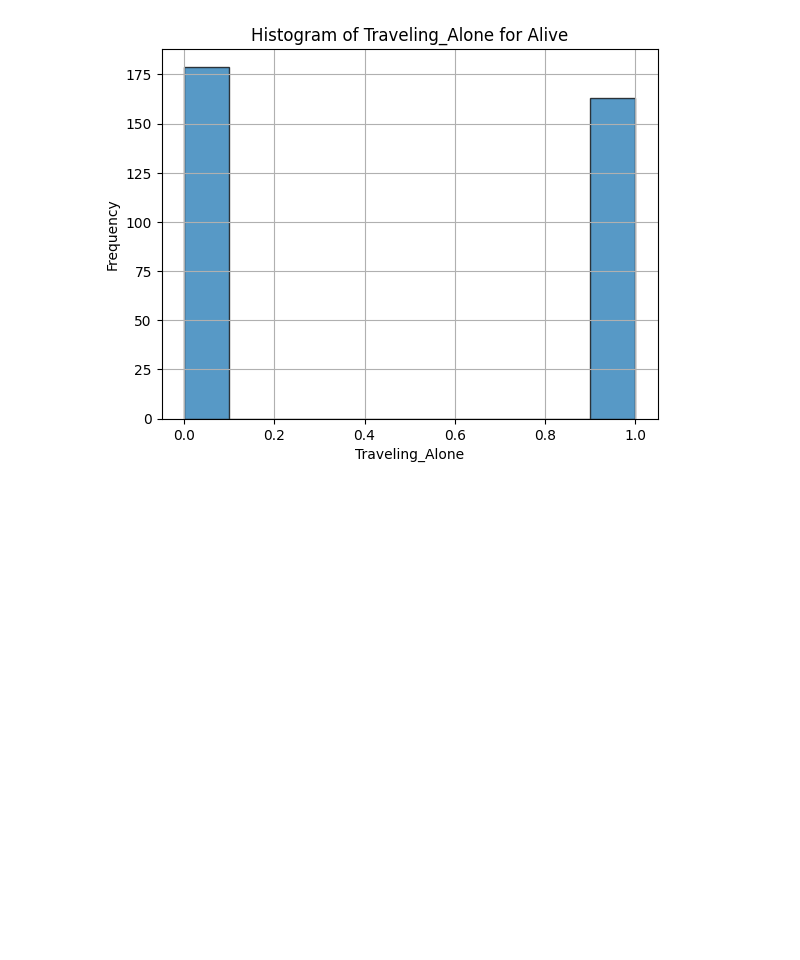
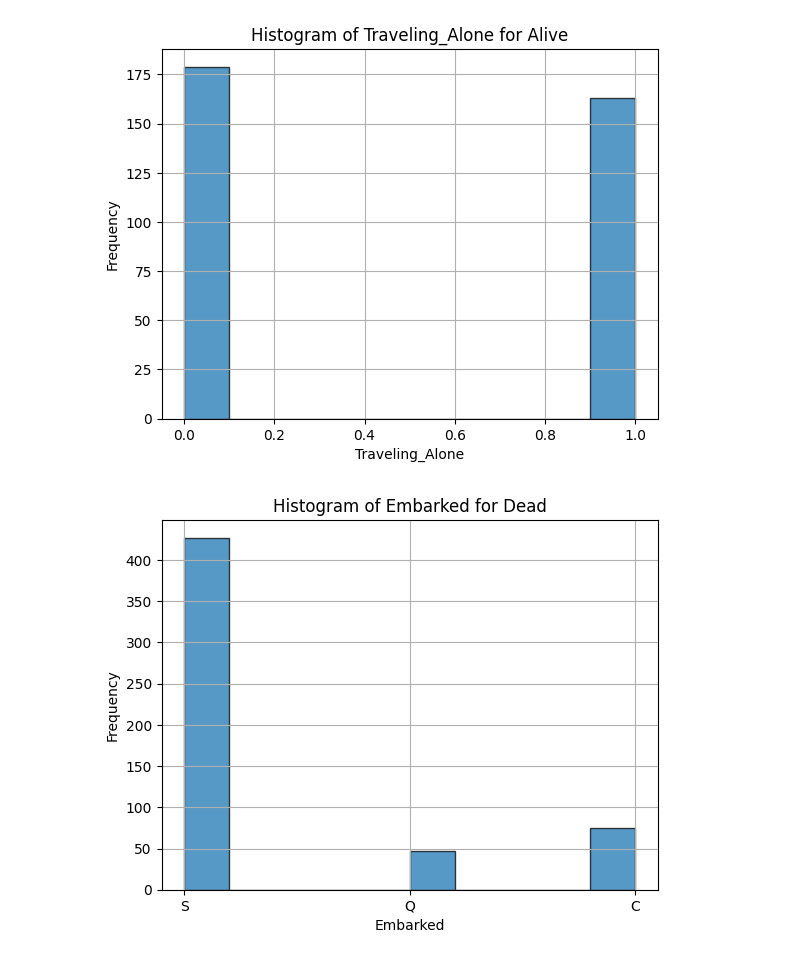
Before and after one commit to SeanMarcusJensen/Exam_DataScience, a Jupyter notebook: Notebook.ipynb, the cells around one changed output. Drawn from its saved outputs; the diff is of its cells as text; code cells hidden in the pictures; blank space fills up the shorter version.

```diff
--- a/Notebook.ipynb
+++ b/Notebook.ipynb
@@ -329,3 +320,7 @@ create_hist(dead, 'Traveling_Alone', 'Dead')
 create_hist(alive, 'Traveling_Alone', 'Alive')
 # %% [output]
 [figure]
+# %%
+create_hist(dead, 'Embarked', 'Dead')
+# %% [output]
+[figure, added]
```
Also changed, not shown: parts of 3 cells of this notebook, 1 other file.
